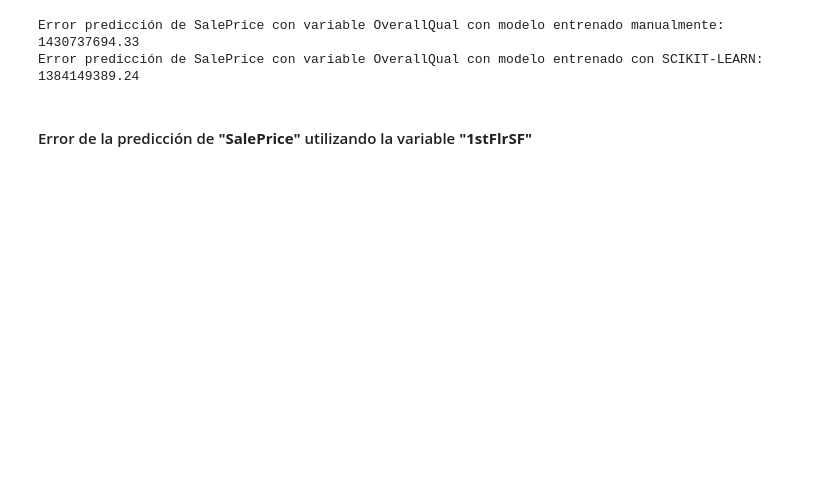
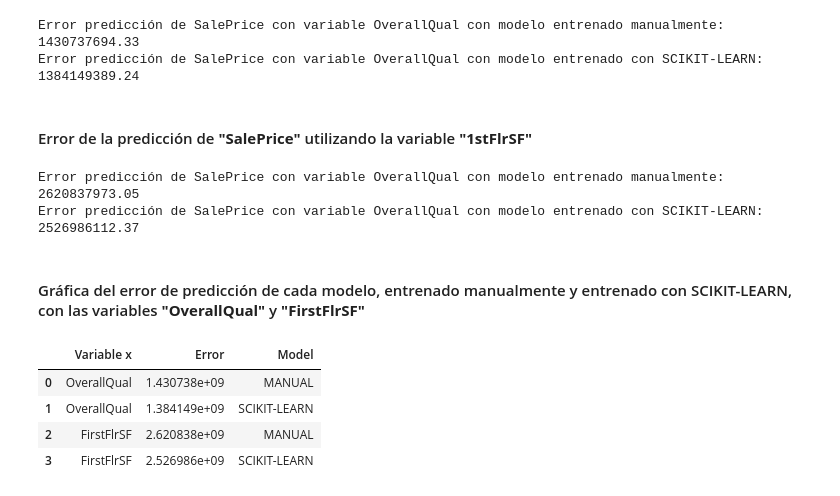
Before and after one commit to navas604/Ciencia-de-Datos-en-Python, a Jupyter notebook: Proyecto.ipynb, the cells around one changed output. Saved outputs shown, nothing was run; the diff lists cells and outputs as text; code cells hidden in the pictures; blank space fills up the shorter version.

```diff
--- a/Proyecto.ipynb
+++ b/Proyecto.ipynb
@@ -696,3 +693,33 @@ Error predicción de SalePrice con variable OverallQual con modelo entrenado man
 Error predicción de SalePrice con variable OverallQual con modelo entrenado con SCIKIT-LEARN:  1384149389.24
 # %% [markdown]
 #### Error de la predicción de **"SalePrice"** utilizando la variable **"1stFlrSF"**
+# %%
+# Error de la predicción de "SalePrice" utilizando la variable "1stFlrSF" con modelos manual y SCIKIT-LEARN
+
+errores_pred_FirstFlrSF_manual_scikit = (round(0.5 * np.mean(np.power(SalePrice_test - ypred_manual_FirstFlrSF, 2)), 2),
+                                          round(0.5 * np.mean(np.power(SalePrice_test - ypred_scikit_FirstFlrSF, 2)), 2))
+
+print("Error predicción de SalePrice con variable OverallQual con modelo entrenado manualmente:      ",
+      errores_pred_FirstFlrSF_manual_scikit[0])
+print("Error predicción de SalePrice con variable OverallQual con modelo entrenado con SCIKIT-LEARN: ",
+      errores_pred_FirstFlrSF_manual_scikit[1])
+# %% [output]
+Error predicción de SalePrice con variable OverallQual con modelo entrenado manualmente:       2620837973.05
+Error predicción de SalePrice con variable OverallQual con modelo entrenado con SCIKIT-LEARN:  2526986112.37
+# %% [markdown]
+#### Gráfica del error de predicción de cada modelo, entrenado manualmente y entrenado con SCIKIT-LEARN, con las variables **"OverallQual"** y **"FirstFlrSF"**
+# %%
+# Preparar los datos a utilizar en la gráfica de barras
+
+errores_modelos = pd.DataFrame({"Variable x" : ["OverallQual", "OverallQual", "FirstFlrSF", "FirstFlrSF"],
+                                "Error" : [errores_pred_OverallQual_manual_scikit[0], errores_pred_OverallQual_manual_scikit[1],
+                                           errores_pred_FirstFlrSF_manual_scikit[0], errores_pred_FirstFlrSF_manual_scikit[1]],
+                                "Model" : ["MANUAL", "SCIKIT-LEARN", "MANUAL", "SCIKIT-LEARN"]})
+
+errores_modelos
+# %% [output]
+|  | Variable x | Error | Model |
+| 0 | OverallQual | 1.430738e+09 | MANUAL |
+| 1 | OverallQual | 1.384149e+09 | SCIKIT-LEARN |
+| 2 | FirstFlrSF | 2.620838e+09 | MANUAL |
+| 3 | FirstFlrSF | 2.526986e+09 | SCIKIT-LEARN |
```
Also changed, not shown: parts of 18 cells of this notebook.
